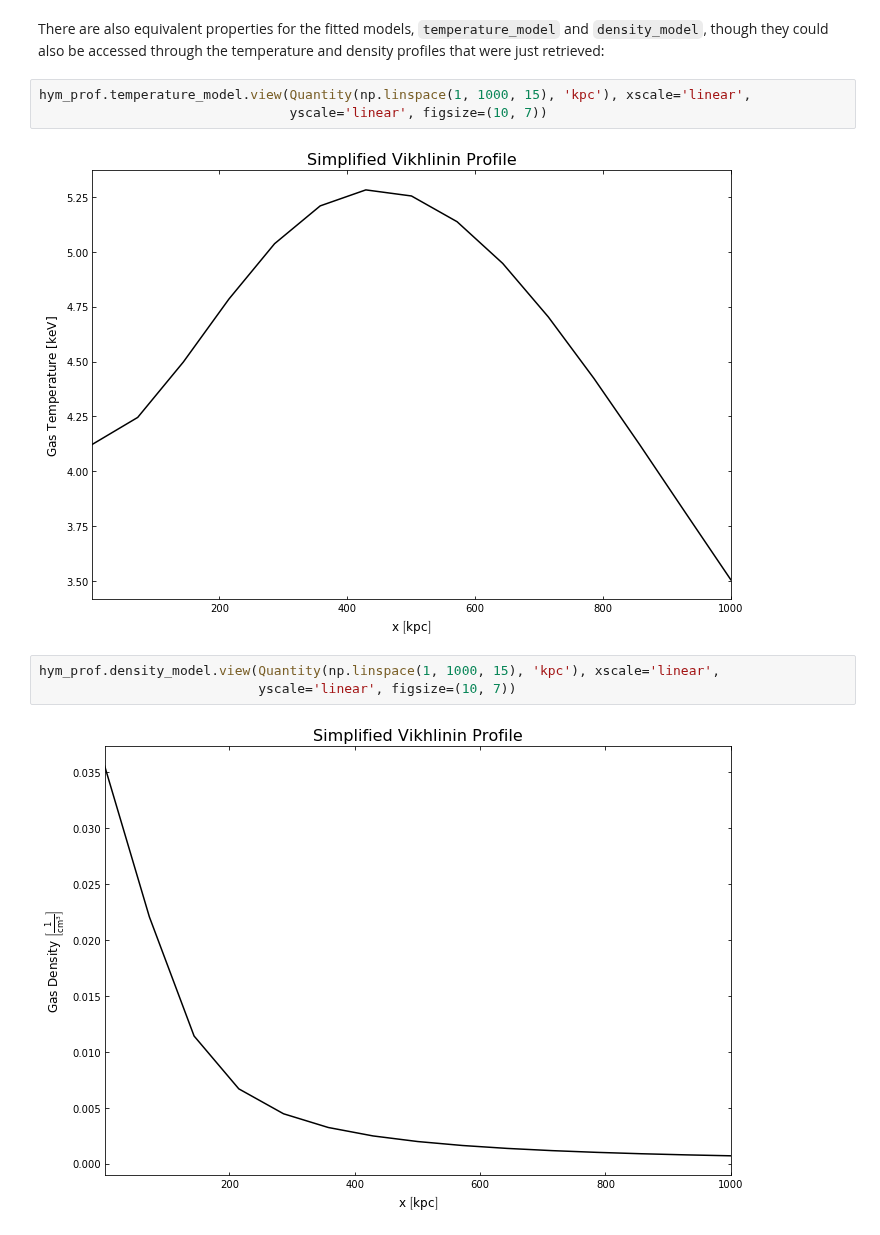
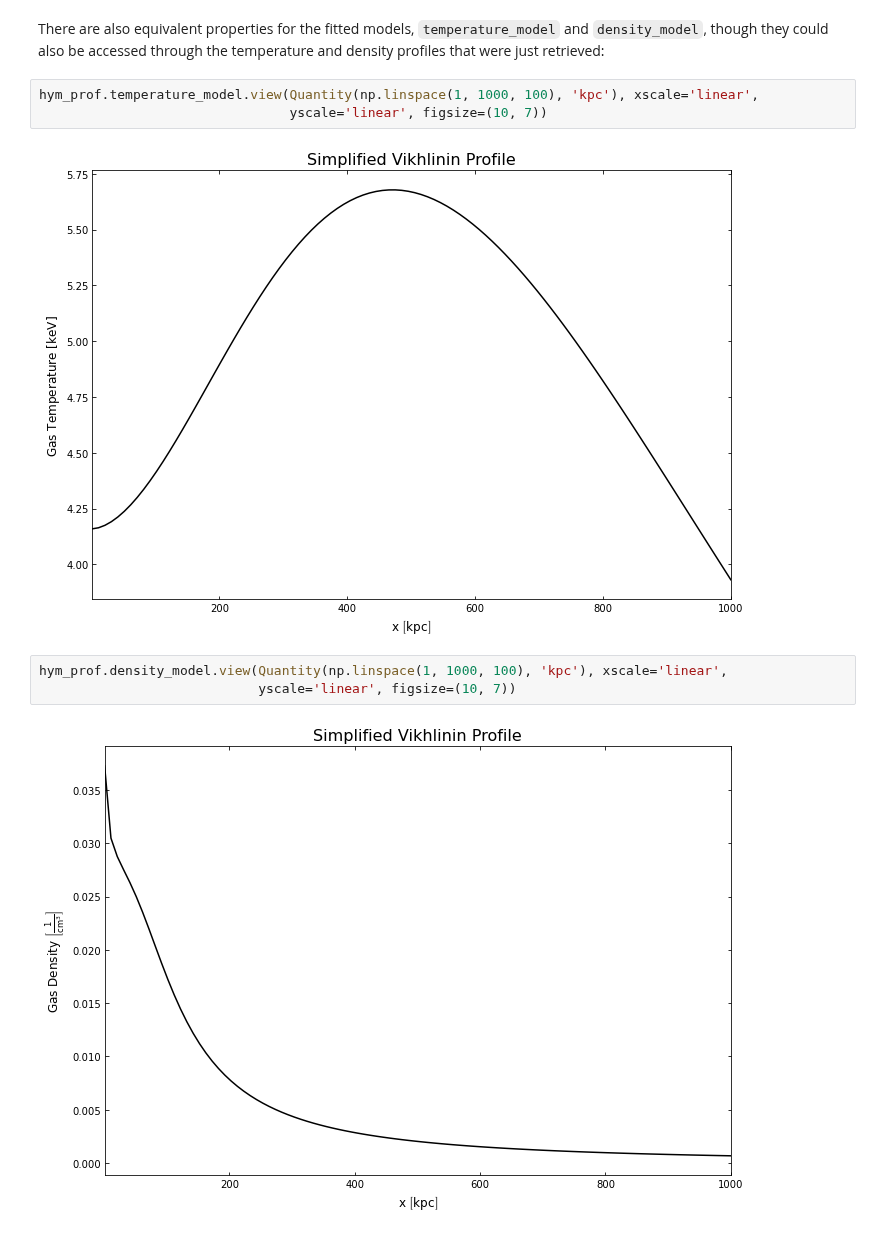
Before and after one commit to DavidT3/XGA, a Jupyter notebook: docs/source/notebooks/advanced_tutorials/hydrostatic_mass.ipynb, the cells around one changed output. Saved outputs shown, nothing was run; the diff lists cells and outputs as text.

```diff
--- a/docs/source/notebooks/advanced_tutorials/hydrostatic_mass.ipynb
+++ b/docs/source/notebooks/advanced_tutorials/hydrostatic_mass.ipynb
@@ -249,12 +245,12 @@ hym_prof.density_profile.view()
 # %% [markdown]
 There are also equivalent properties for the fitted models, `temperature_model` and `density_model`, though they could also be accessed through the temperature and density profiles that were just retrieved:
 # %%
-hym_prof.temperature_model.view(Quantity(np.linspace(1, 1000, 15), 'kpc'), xscale='linear',
+hym_prof.temperature_model.view(Quantity(np.linspace(1, 1000, 100), 'kpc'), xscale='linear',
                                 yscale='linear', figsize=(10, 7))
 # %% [output]
-[figure, old version]
+[figure, new version]
 # %%
-hym_prof.density_model.view(Quantity(np.linspace(1, 1000, 15), 'kpc'), xscale='linear',
+hym_prof.density_model.view(Quantity(np.linspace(1, 1000, 100), 'kpc'), xscale='linear',
                             yscale='linear', figsize=(10, 7))
 # %% [output]
-[figure, old version]
+[figure, new version]
```
Also changed, not shown: parts of 17 cells of this notebook.
